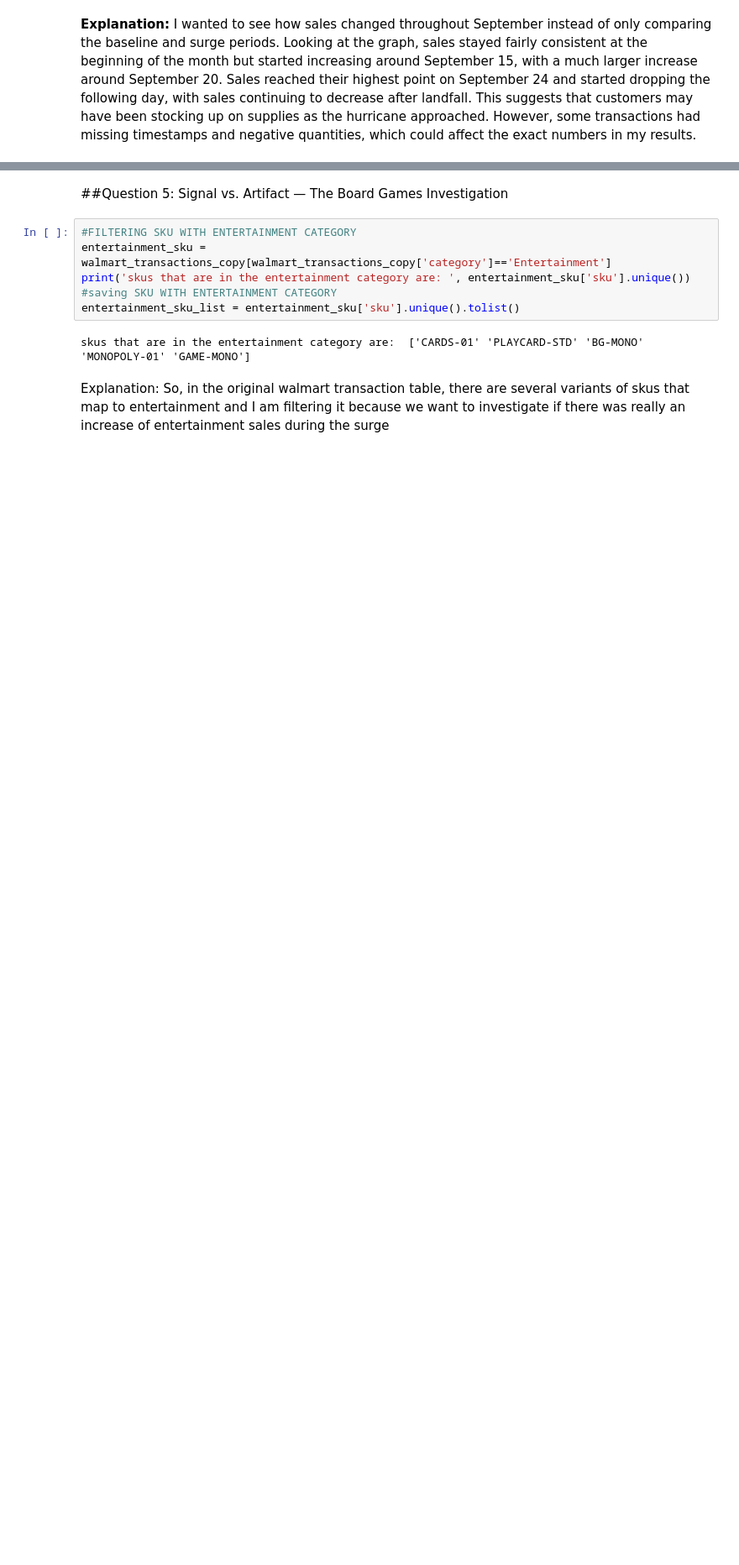
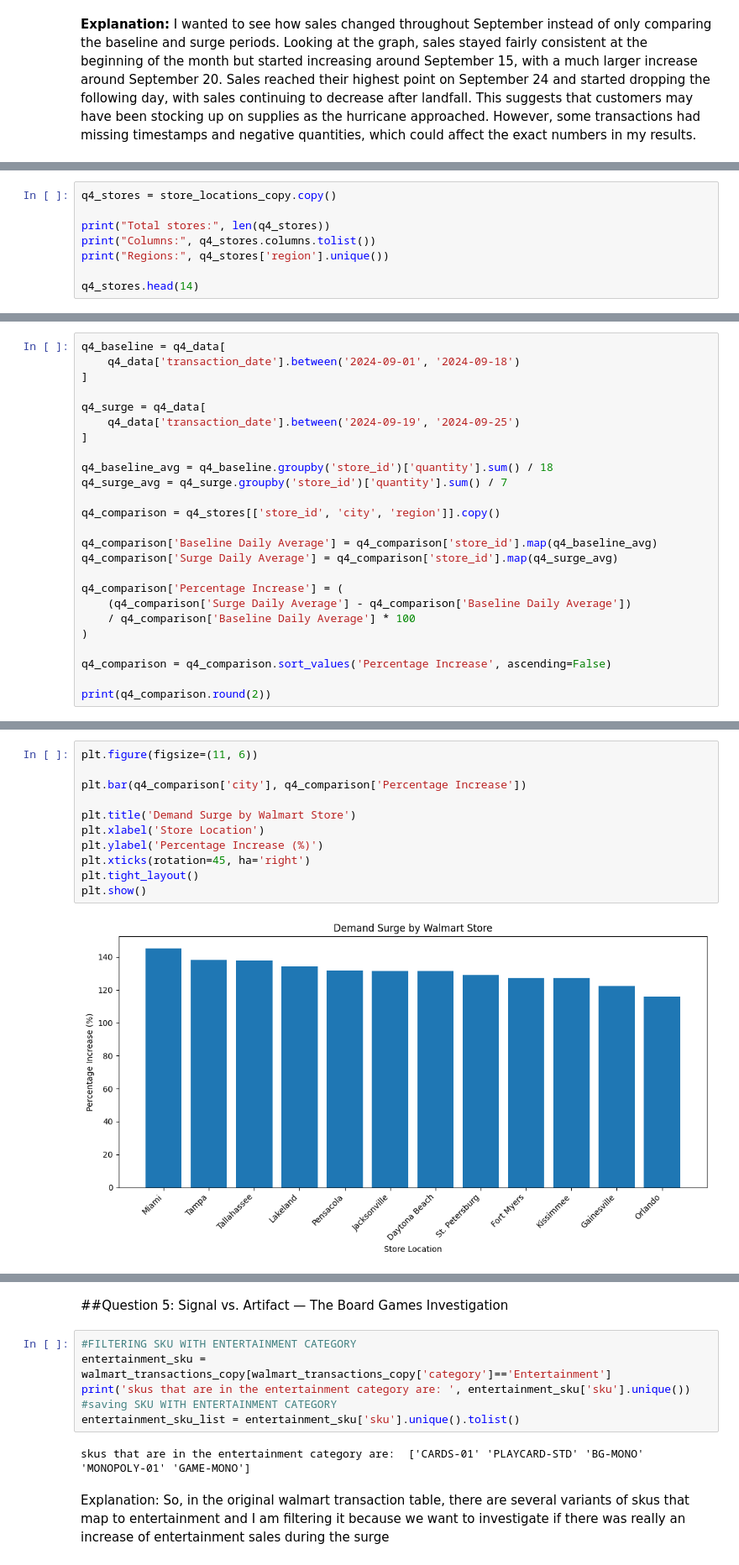
Before and after one commit to prabhnoor14/walmart-hurricane-project, a Jupyter notebook: notebooks/team_notebook.ipynb, the cells around one changed output, grey strips where cells are left out. Shown at 84% size. Saved outputs shown, nothing was run; the diff lists cells and outputs as text; blank space fills up the shorter version.

```diff
--- a/notebooks/team_notebook.ipynb
+++ b/notebooks/team_notebook.ipynb
@@ -1364,0 +1367,8 @@ plt.show()
+# %%
+q4_stores = store_locations_copy.copy()
+
+print("Total stores:", len(q4_stores))
+print("Columns:", q4_stores.columns.tolist())
+print("Regions:", q4_stores['region'].unique())
+
+q4_stores.head(14)
@@ -1364,0 +1433,25 @@ plt.show()
+# %%
+q4_baseline = q4_data[
+    q4_data['transaction_date'].between('2024-09-01', '2024-09-18')
+]
+
+q4_surge = q4_data[
+    q4_data['transaction_date'].between('2024-09-19', '2024-09-25')
+]
+
+q4_baseline_avg = q4_baseline.groupby('store_id')['quantity'].sum() / 18
+q4_surge_avg = q4_surge.groupby('store_id')['quantity'].sum() / 7
+
+q4_comparison = q4_stores[['store_id', 'city', 'region']].copy()
+
+q4_comparison['Baseline Daily Average'] = q4_comparison['store_id'].map(q4_baseline_avg)
+q4_comparison['Surge Daily Average'] = q4_comparison['store_id'].map(q4_surge_avg)
+
+q4_comparison['Percentage Increase'] = (
+    (q4_comparison['Surge Daily Average'] - q4_comparison['Baseline Daily Average'])
+    / q4_comparison['Baseline Daily Average'] * 100
+)
+
+q4_comparison = q4_comparison.sort_values('Percentage Increase', ascending=False)
+
+print(q4_comparison.round(2))
@@ -1364,0 +1478,13 @@ plt.show()
+# %%
+plt.figure(figsize=(11, 6))
+
+plt.bar(q4_comparison['city'], q4_comparison['Percentage Increase'])
+
+plt.title('Demand Surge by Walmart Store')
+plt.xlabel('Store Location')
+plt.ylabel('Percentage Increase (%)')
+plt.xticks(rotation=45, ha='right')
+plt.tight_layout()
+plt.show()
+# %% [output]
+[figure, added]
```
Also changed, not shown: parts of 14 cells of this notebook.
